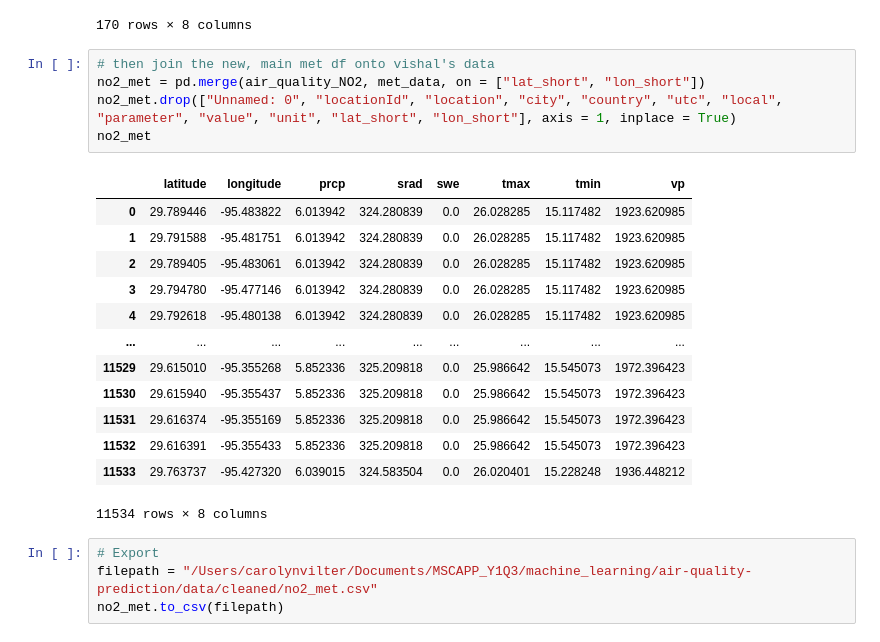
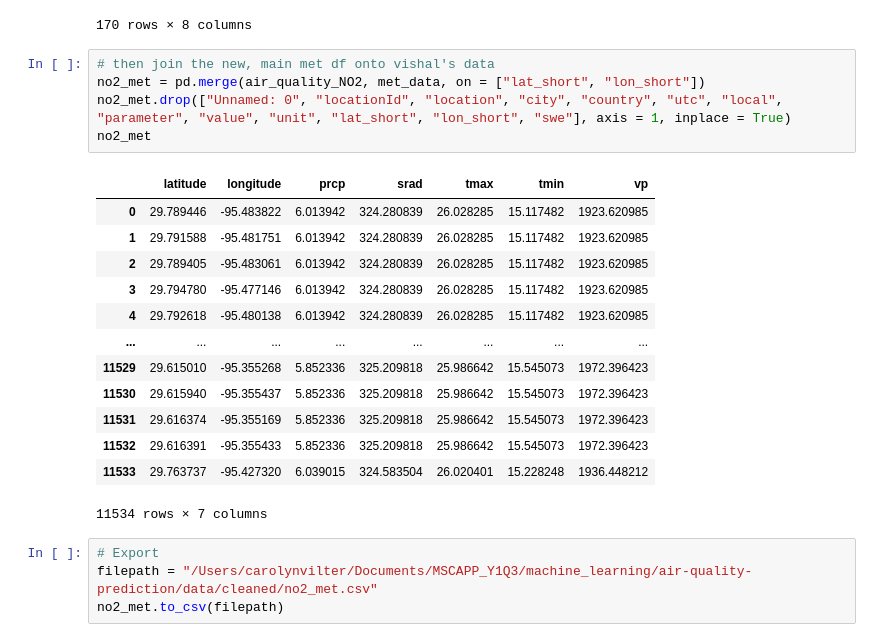
Before and after one commit to v4vigtory/Hyperlocal-Air-Quality-Prediction-in-Houston-neighborhoods, a Jupyter notebook: notebooks/cleaning/met_data.ipynb, the cells around one changed output. Saved outputs shown, nothing was run; the diff lists cells and outputs as text.

```diff
--- a/notebooks/cleaning/met_data.ipynb
+++ b/notebooks/cleaning/met_data.ipynb
@@ -100,22 +100,22 @@ met_data
 # %%
 # then join the new, main met df onto vishal's data
 no2_met = pd.merge(air_quality_NO2, met_data, on = ["lat_short", "lon_short"])
-no2_met.drop(["Unnamed: 0", "locationId", "location", "city", "country", "utc", "local", "parameter", "value", "unit", "lat_short", "lon_short"], axis = 1, inplace = True)
+no2_met.drop(["Unnamed: 0", "locationId", "location", "city", "country", "utc", "local", "parameter", "value", "unit", "lat_short", "lon_short", "swe"], axis = 1, inplace = True)
 no2_met
 # %% [output]
-|  | latitude | longitude | prcp | srad | swe | tmax | tmin | vp |
-| 0 | 29.789446 | -95.483822 | 6.013942 | 324.280839 | 0.0 | 26.028285 | 15.117482 | 1923.620985 |
-| 1 | 29.791588 | -95.481751 | 6.013942 | 324.280839 | 0.0 | 26.028285 | 15.117482 | 1923.620985 |
-| 2 | 29.789405 | -95.483061 | 6.013942 | 324.280839 | 0.0 | 26.028285 | 15.117482 | 1923.620985 |
-| 3 | 29.794780 | -95.477146 | 6.013942 | 324.280839 | 0.0 | 26.028285 | 15.117482 | 1923.620985 |
-| 4 | 29.792618 | -95.480138 | 6.013942 | 324.280839 | 0.0 | 26.028285 | 15.117482 | 1923.620985 |
-| ... | ... | ... | ... | ... | ... | ... | ... | ... |
-| 11529 | 29.615010 | -95.355268 | 5.852336 | 325.209818 | 0.0 | 25.986642 | 15.545073 | 1972.396423 |
-| 11530 | 29.615940 | -95.355437 | 5.852336 | 325.209818 | 0.0 | 25.986642 | 15.545073 | 1972.396423 |
-| 11531 | 29.616374 | -95.355169 | 5.852336 | 325.209818 | 0.0 | 25.986642 | 15.545073 | 1972.396423 |
-| 11532 | 29.616391 | -95.355433 | 5.852336 | 325.209818 | 0.0 | 25.986642 | 15.545073 | 1972.396423 |
-| 11533 | 29.763737 | -95.427320 | 6.039015 | 324.583504 | 0.0 | 26.020401 | 15.228248 | 1936.448212 |
+|  | latitude | longitude | prcp | srad | tmax | tmin | vp |
+| 0 | 29.789446 | -95.483822 | 6.013942 | 324.280839 | 26.028285 | 15.117482 | 1923.620985 |
+| 1 | 29.791588 | -95.481751 | 6.013942 | 324.280839 | 26.028285 | 15.117482 | 1923.620985 |
+| 2 | 29.789405 | -95.483061 | 6.013942 | 324.280839 | 26.028285 | 15.117482 | 1923.620985 |
+| 3 | 29.794780 | -95.477146 | 6.013942 | 324.280839 | 26.028285 | 15.117482 | 1923.620985 |
+| 4 | 29.792618 | -95.480138 | 6.013942 | 324.280839 | 26.028285 | 15.117482 | 1923.620985 |
+| ... | ... | ... | ... | ... | ... | ... | ... |
+| 11529 | 29.615010 | -95.355268 | 5.852336 | 325.209818 | 25.986642 | 15.545073 | 1972.396423 |
+| 11530 | 29.615940 | -95.355437 | 5.852336 | 325.209818 | 25.986642 | 15.545073 | 1972.396423 |
+| 11531 | 29.616374 | -95.355169 | 5.852336 | 325.209818 | 25.986642 | 15.545073 | 1972.396423 |
+| 11532 | 29.616391 | -95.355433 | 5.852336 | 325.209818 | 25.986642 | 15.545073 | 1972.396423 |
+| 11533 | 29.763737 | -95.427320 | 6.039015 | 324.583504 | 26.020401 | 15.228248 | 1936.448212 |
-11534 rows × 8 columns
+11534 rows × 7 columns
 # %%
 # Export
 filepath = "/Users/carolynvilter/Documents/MSCAPP_Y1Q3/machine_learning/air-quality-prediction/data/cleaned/no2_met.csv"
```
Also changed, not shown: 1 other file.
